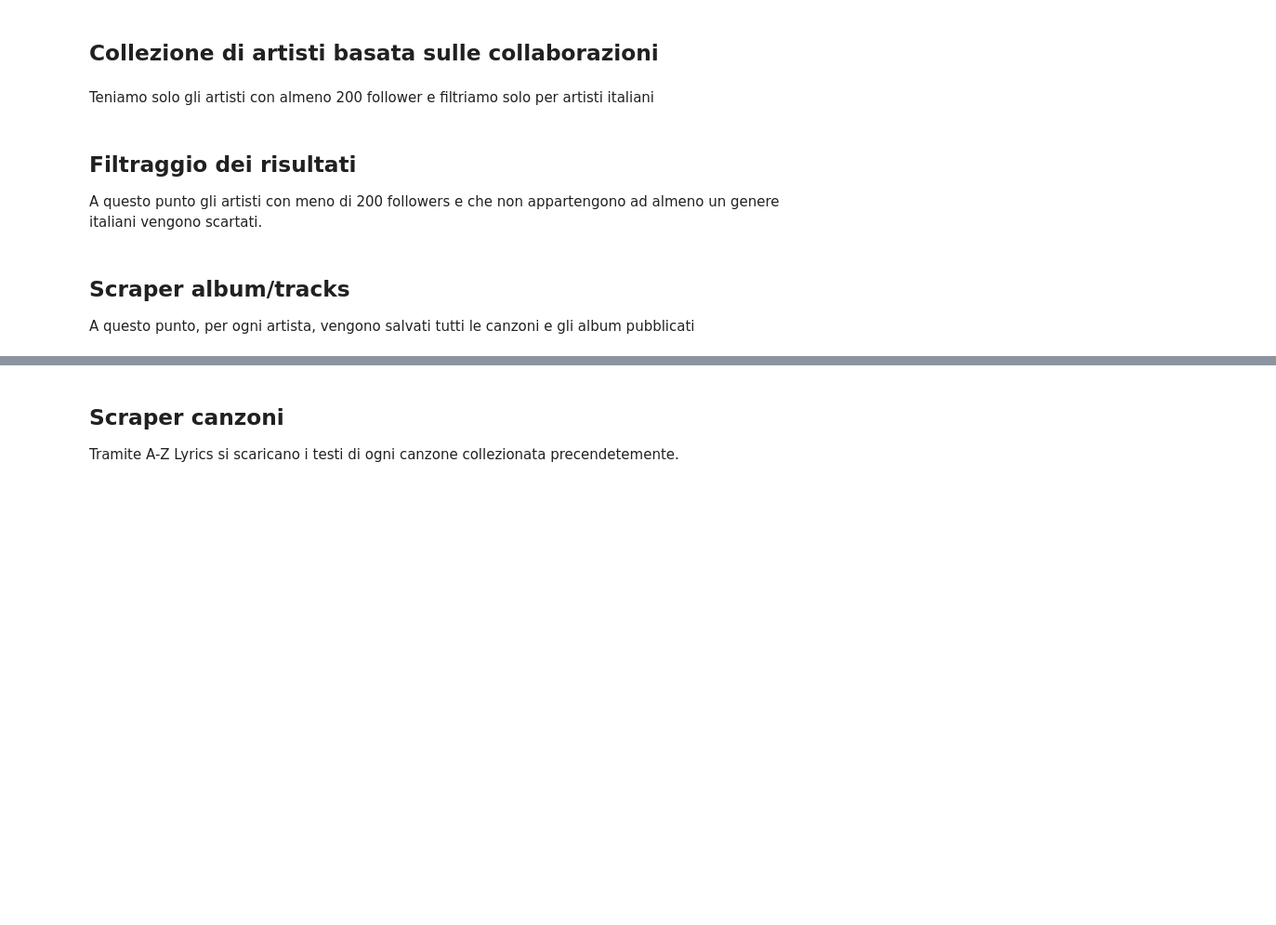
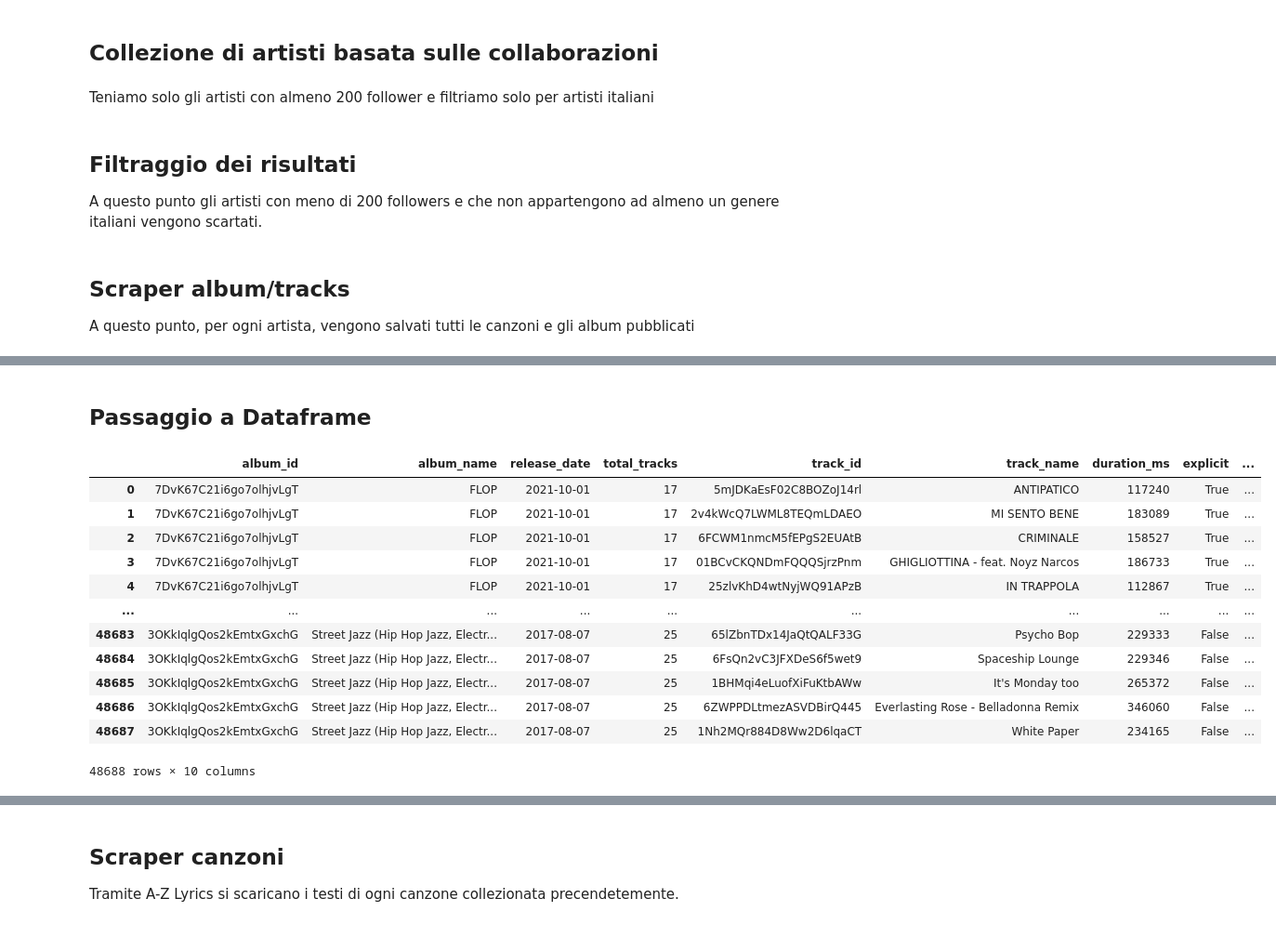
Before and after one commit to riccardolunardi/italian-music-ads, a Jupyter notebook: scraper/scraper.ipynb, the cells around one changed output, grey strips where cells are left out. Shown: that part at 93% size. Saved outputs shown, nothing was run; the diff lists cells and outputs as text; code cells hidden in the pictures; blank space fills up the shorter version.

Commit message:
lyrics scraper v2

```diff
--- a/scraper/scraper.ipynb
+++ b/scraper/scraper.ipynb
@@ -192,7 +206,6 @@ for i, artist_info in enumerate(artisti_filtrati.items()):
             "name": album["name"],
             "release_date": album["release_date"],
             "total_tracks": album["total_tracks"],
-            "type": album["type"]
         }
 
         tracks_to_add = {}
@@ -201,7 +214,7 @@ for i, artist_info in enumerate(artisti_filtrati.items()):
                 "name": track["name"],
                 "duration_ms": track["duration_ms"],
                 "explicit": track["explicit"],
-                "type": track["type"]
+                "artists": [track_artist["id"] for track_artist in track["artists"]]
             }
 
         albums_to_add[album["id"]]["tracks"] = tracks_to_add
@@ -215,6 +246,67 @@ for i, artist_info in enumerate(artisti_filtrati.items()):
 # %%
 with open('artists_albums_tracks.json', 'w') as json_file:
     json.dump(artists_albums_tracks, json_file, indent=4)
+# %% [markdown]
+## Passaggio a Dataframe
 # %%
 with open('artists_albums_tracks.json', 'r') as json_file:
     artists_albums_tracks = json.load(json_file)
+# %%
+import pandas as pd
+
+every_artist = {"id": [], "name": [], "followers": [], "album": []}
+every_album = {
+    "album_id": [],
+    "album_name": [],
+    "release_date": [],
+    "total_tracks": [],
+    "track_id": [],
+    "track_name": [],
+    "duration_ms": [],
+    "explicit": [],
+    "artists": [],
+    "lyrics": []
+}
+same_albumname, same_tracks, same_artist = False, False, False
+
+for artist, artist_info in artists_albums_tracks.items():
+    for album_id in list(artist_info["albums"].keys()):
+        if album_id not in every_artist["album"]:
+            every_artist["id"].append(artist)
+            every_artist["name"].append(artist_info["name"])
+            every_artist["followers"].append(artist_info["followers"])
+            every_artist["album"].append(album_id)
+
+    for album, album_info in artist_info["albums"].items():
+        if album not in every_album["album_id"] and "Live" not in album_info["name"] and album_info["total_tracks"] > 1:
+            for track, track_info in album_info["tracks"].items():
+                if "Live" not in track_info["name"]:
+                    every_album["album_id"].append(album)
+                    every_album["album_name"].append(album_info["name"])
+                    every_album["release_date"].append(album_info["release_date"])
+                    every_album["total_tracks"].append(album_info["total_tracks"])
+                    every_album["track_id"].append(track)
+                    every_album["track_name"].append(track_info["name"])
+                    every_album["duration_ms"].append(track_info["duration_ms"])
+                    every_album["explicit"].append(track_info["explicit"])
+                    every_album["artists"].append(track_info["artists"])
+                    every_album["lyrics"].append(list())
+
+artists = pd.DataFrame.from_dict(every_artist)
+albums = pd.DataFrame.from_dict(every_album)
+#tracks = pd.DataFrame.from_dict(every_track)
+albums #49579
+# %% [output]
+|  | album_id | album_name | release_date | total_tracks | track_id | track_name | duration_ms | explicit | ... |
+| 0 | 7DvK67C21i6go7olhjvLgT | FLOP | 2021-10-01 | 17 | 5mJDKaEsF02C8BOZoJ14rl | ANTIPATICO | 117240 | True | ... |
+| 1 | 7DvK67C21i6go7olhjvLgT | FLOP | 2021-10-01 | 17 | 2v4kWcQ7LWML8TEQmLDAEO | MI SENTO BENE | 183089 | True | ... |
+| 2 | 7DvK67C21i6go7olhjvLgT | FLOP | 2021-10-01 | 17 | 6FCWM1nmcM5fEPgS2EUAtB | CRIMINALE | 158527 | True | ... |
+| 3 | 7DvK67C21i6go7olhjvLgT | FLOP | 2021-10-01 | 17 | 01BCvCKQNDmFQQQSjrzPnm | GHIGLIOTTINA - feat. Noyz Narcos | 186733 | True | ... |
+| 4 | 7DvK67C21i6go7olhjvLgT | FLOP | 2021-10-01 | 17 | 25zlvKhD4wtNyjWQ91APzB | IN TRAPPOLA | 112867 | True | ... |
+| ... | ... | ... | ... | ... | ... | ... | ... | ... | ... |
+| 48683 | 3OKkIqlgQos2kEmtxGxchG | Street Jazz (Hip Hop Jazz, Electr... | 2017-08-07 | 25 | 65lZbnTDx14JaQtQALF33G | Psycho Bop | 229333 | False | ... |
+| 48684 | 3OKkIqlgQos2kEmtxGxchG | Street Jazz (Hip Hop Jazz, Electr... | 2017-08-07 | 25 | 6FsQn2vC3JFXDeS6f5wet9 | Spaceship Lounge | 229346 | False | ... |
+| 48685 | 3OKkIqlgQos2kEmtxGxchG | Street Jazz (Hip Hop Jazz, Electr... | 2017-08-07 | 25 | 1BHMqi4eLuofXiFuKtbAWw | It's Monday too | 265372 | False | ... |
+| 48686 | 3OKkIqlgQos2kEmtxGxchG | Street Jazz (Hip Hop Jazz, Electr... | 2017-08-07 | 25 | 6ZWPPDLtmezASVDBirQ445 | Everlasting Rose - Belladonna Remix | 346060 | False | ... |
+| 48687 | 3OKkIqlgQos2kEmtxGxchG | Street Jazz (Hip Hop Jazz, Electr... | 2017-08-07 | 25 | 1Nh2MQr884D8Ww2D6lqaCT | White Paper | 234165 | False | ... |
+48688 rows × 10 columns
```
Also changed, not shown: parts of 14 cells of this notebook.
